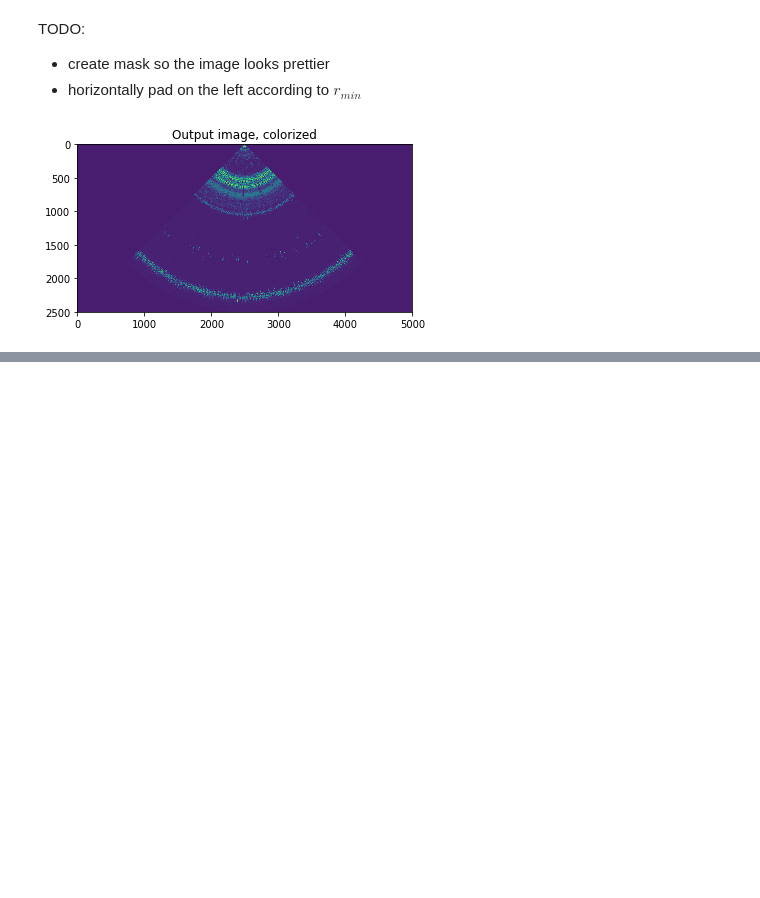
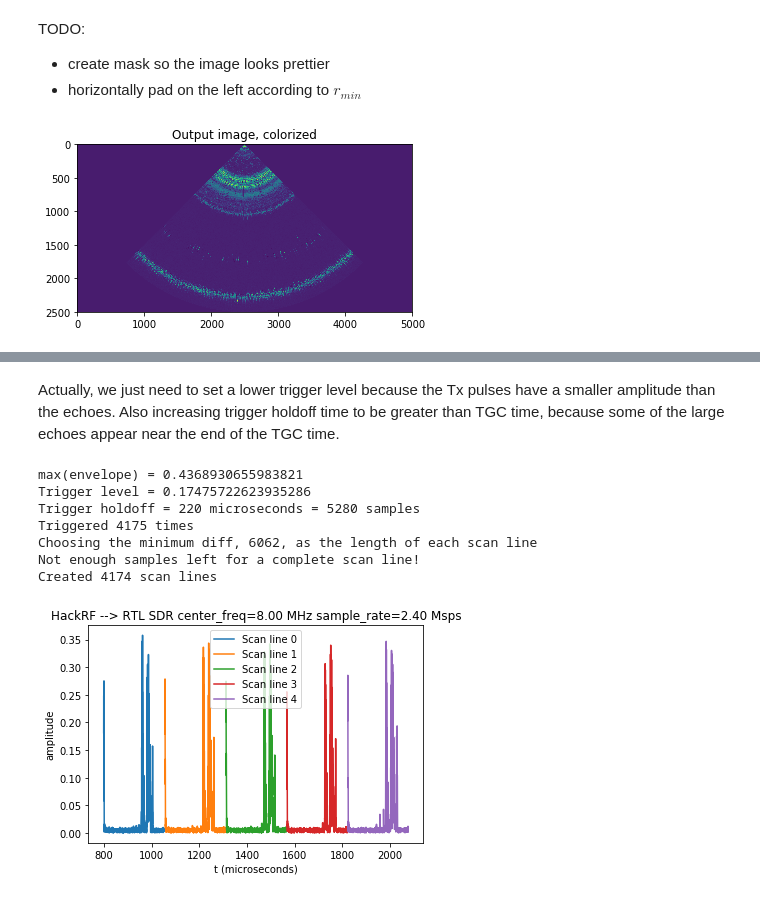
Before and after one commit to wlmeng11/rtl-ultrasound, a Jupyter notebook: experiments/20180818/rtlsdr_ultrasound_test.ipynb, the cells around one changed output, grey strips where cells are left out. Drawn from its saved outputs; the diff is of its cells as text; code cells hidden in the pictures; blank space fills up the shorter version.

Commit message:
Fixed false triggering

```diff
--- a/experiments/20180818/rtlsdr_ultrasound_test.ipynb
+++ b/experiments/20180818/rtlsdr_ultrasound_test.ipynb
@@ -403,0 +442,60 @@ np.save("rtlsdr_polar2cart_2018-08-18_19:15:04.npy", im_out)
+# %% [markdown]
+Actually, we just need to set a lower trigger level because the Tx pulses have a smaller amplitude than the echoes.
+Also increasing trigger holdoff time to be greater than TGC time, because some of the large echoes appear near the end of the TGC time.
+# %%
+%%time
+max_envelope = np.max(envelope)
+print("max(envelope) = {}".format(max_envelope))
+trigger_level = 0.4 * max_envelope
+print("Trigger level = {}".format(trigger_level))
+trigger_holdoff_us = 220 # trigger holdoff time in microseconds
+trigger_holdoff = int(trigger_holdoff_us / Ts) # trigger holdoff in # of samples
+print("Trigger holdoff = {} microseconds = {} samples".format(trigger_holdoff_us, trigger_holdoff))
+
+prev_trigger = -trigger_holdoff # allow first trigger to be at 0th sample
+slice_indices = list()
+for i in range(len(envelope)):
+    if i >= prev_trigger + trigger_holdoff:
+        if envelope[i] > trigger_level:
+            slice_indices.append(i)
+            prev_trigger = i
+
+#print("Slicing at indices {}".format(slice_indices))
+print("Triggered {} times".format(len(slice_indices)))
+
+# slice array and vstack
+diffs = np.diff(slice_indices)
+min_diff = np.min(diffs)
+#print("Intervals between each trigger are {}".format(diffs))
+print("Choosing the minimum diff, {}, as the length of each scan line".format(min_diff))
+
+scan_lines = list()
+for index in slice_indices:
+    if len(envelope) < index + min_diff:
+        print("Not enough samples left for a complete scan line!")
+        continue
+    scan_line = envelope[index:index+min_diff]
+    scan_lines.append(scan_line)
+
+print("Created {} scan lines".format(len(scan_lines)))
+
+# Plot first 5 scan lines
+for i in range(5):
+    index = slice_indices[i]
+    plt.plot(t[index:index+min_diff], scan_lines[i], label="Scan line {}".format(i))
+
+plt.xlabel('t (microseconds)')
+plt.ylabel('amplitude')
+plt.title("HackRF --> RTL SDR center_freq=%.2f MHz sample_rate=%.2f Msps" %
+      (center_freq/1.0e6, sample_rate/1.0e6))
+plt.legend()
+plt.show()
+# %% [output]
+max(envelope) = 0.4368930655983821
+Trigger level = 0.17475722623935286
+Trigger holdoff = 220 microseconds = 5280 samples
+Triggered 4175 times
+Choosing the minimum diff, 6062, as the length of each scan line
+Not enough samples left for a complete scan line!
+Created 4174 scan lines
+[figure, added]
```
Also changed, not shown: parts of 8 cells of this notebook.
